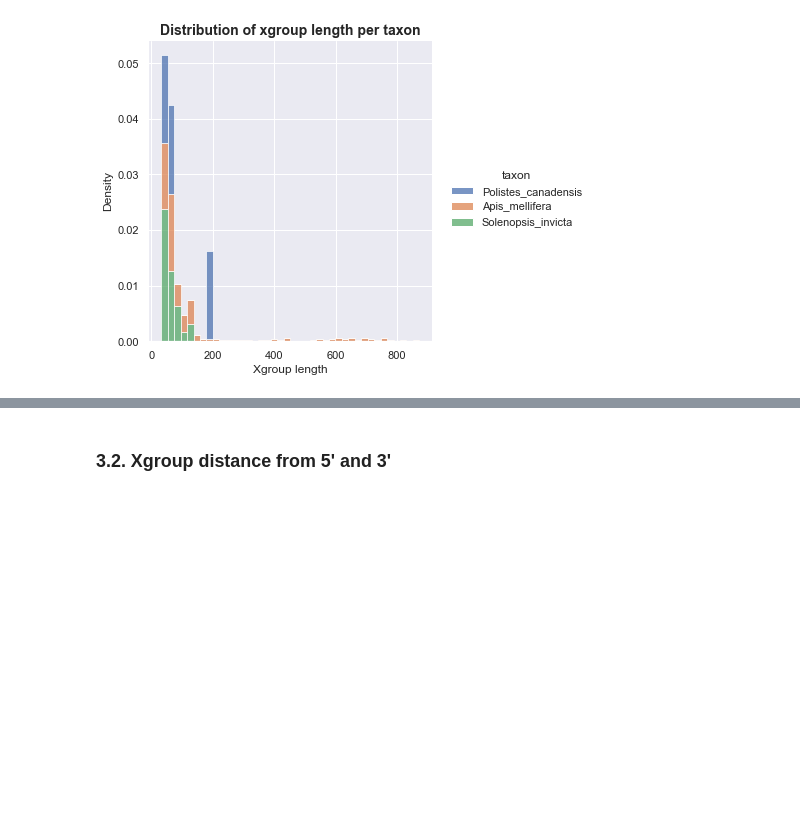
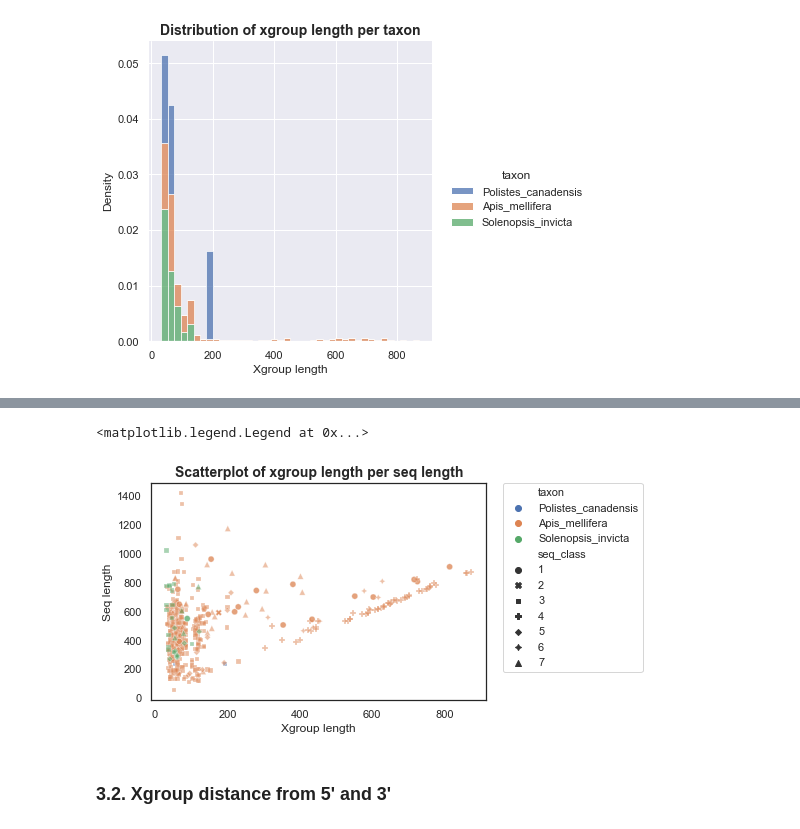
Before and after one commit to flayner2/lab_data_analysis, a Jupyter notebook: notebooks/analyze_vector_masking_data.ipynb, the cells around one changed output, grey strips where cells are left out. Saved outputs shown, nothing was run; the diff lists cells and outputs as text; code cells hidden in the pictures; blank space fills up the shorter version.

```diff
--- a/notebooks/analyze_vector_masking_data.ipynb
+++ b/notebooks/analyze_vector_masking_data.ipynb
@@ -113,2 +126,12 @@ Text(0.5, 8.95999999999998, 'Xgroup length')
+# %%
+sns.set_theme(style="white")
+sns.scatterplot(data=xgroups_data, x='xgroup_len', y='seq_len', hue='taxon', style='seq_class', alpha=.5)
+plt.title('Scatterplot of xgroup length per seq length', fontdict={'fontsize': 14, 'fontweight': 'bold'})
+plt.xlabel('Xgroup length')
+plt.ylabel('Seq length')
+plt.legend(bbox_to_anchor=(1.05, 1), loc=2, borderaxespad=0.)
+# %% [output]
+<matplotlib.legend.Legend at 0x...>
+[figure, added]
 # %% [markdown]
 ### 3.2. Xgroup distance from 5' and 3'
```
Also changed, not shown: parts of 12 cells of this notebook.
